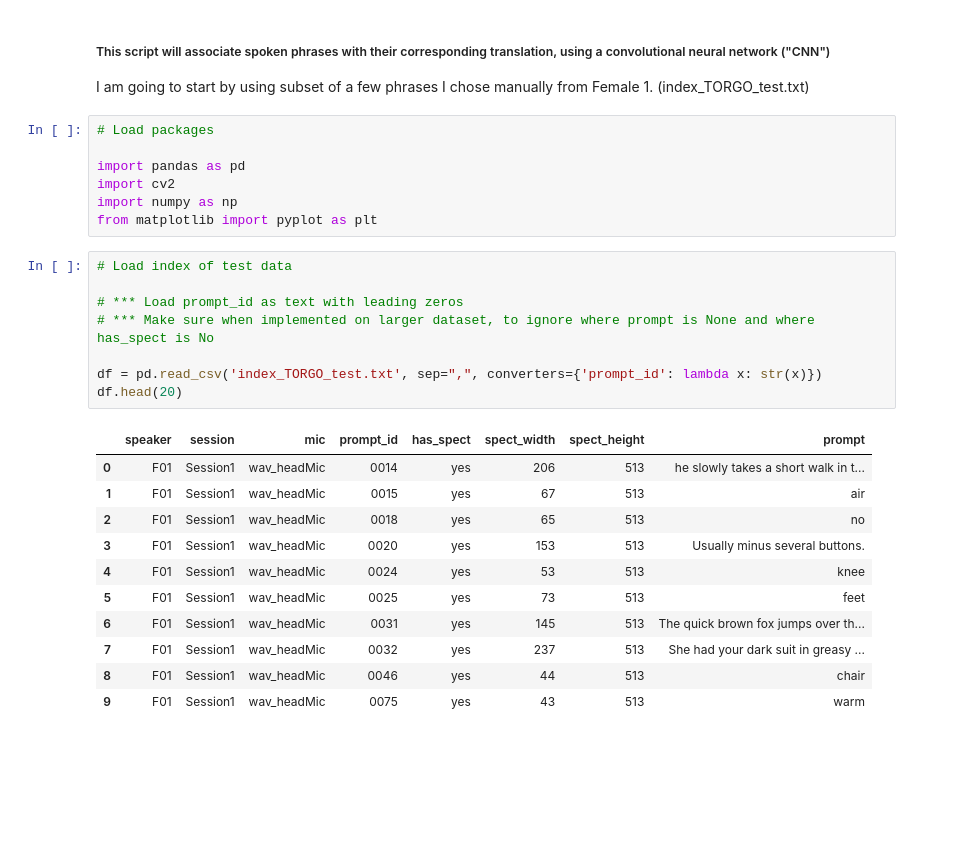
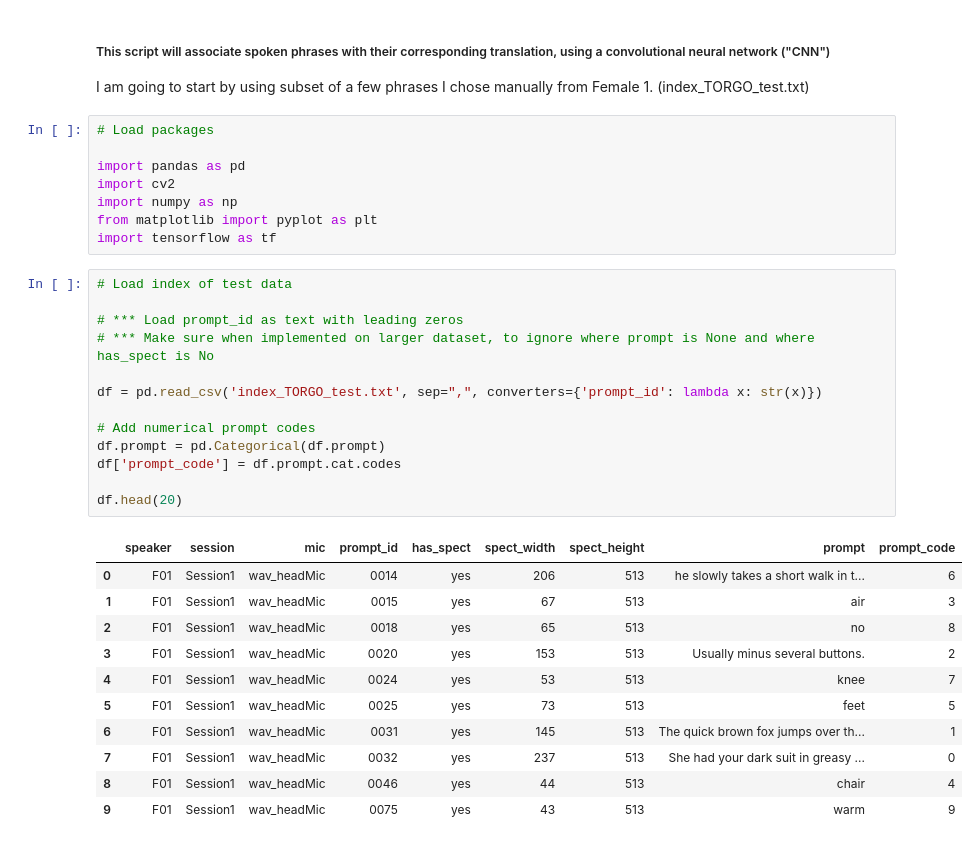
Before and after one commit to miketp333/mids_capstone, a Jupyter notebook: models/cnn.ipynb, the cells around one changed output. Saved outputs shown, nothing was run; the diff lists cells and outputs as text; blank space fills up the shorter version.

```diff
--- a/models/cnn.ipynb
+++ b/models/cnn.ipynb
@@ -9,26 +9,32 @@ import pandas as pd
 import cv2
 import numpy as np
 from matplotlib import pyplot as plt
+import tensorflow as tf
 # %%
 # Load index of test data
 
 # *** Load prompt_id as text with leading zeros
 # *** Make sure when implemented on larger dataset, to ignore where prompt is None and where has_spect is No
 
 df = pd.read_csv('index_TORGO_test.txt', sep=",", converters={'prompt_id': lambda x: str(x)})
+
+# Add numerical prompt codes
+df.prompt = pd.Categorical(df.prompt)
+df['prompt_code'] = df.prompt.cat.codes
+
 df.head(20)
 # %% [output]
-|  | speaker | session | mic | prompt_id | has_spect | spect_width | spect_height | prompt |
-| 0 | F01 | Session1 | wav_headMic | 0014 | yes | 206 | 513 | he slowly takes a short walk in t... |
-| 1 | F01 | Session1 | wav_headMic | 0015 | yes | 67 | 513 | air |
-| 2 | F01 | Session1 | wav_headMic | 0018 | yes | 65 | 513 | no |
-| 3 | F01 | Session1 | wav_headMic | 0020 | yes | 153 | 513 | Usually minus several buttons. |
-| 4 | F01 | Session1 | wav_headMic | 0024 | yes | 53 | 513 | knee |
-| 5 | F01 | Session1 | wav_headMic | 0025 | yes | 73 | 513 | feet |
-| 6 | F01 | Session1 | wav_headMic | 0031 | yes | 145 | 513 | The quick brown fox jumps over th... |
-| 7 | F01 | Session1 | wav_headMic | 0032 | yes | 237 | 513 | She had your dark suit in greasy ... |
-| 8 | F01 | Session1 | wav_headMic | 0046 | yes | 44 | 513 | chair |
-| 9 | F01 | Session1 | wav_headMic | 0075 | yes | 43 | 513 | warm |
+|  | speaker | session | mic | prompt_id | has_spect | spect_width | spect_height | prompt | prompt_code |
+| 0 | F01 | Session1 | wav_headMic | 0014 | yes | 206 | 513 | he slowly takes a short walk in t... | 6 |
+| 1 | F01 | Session1 | wav_headMic | 0015 | yes | 67 | 513 | air | 3 |
+| 2 | F01 | Session1 | wav_headMic | 0018 | yes | 65 | 513 | no | 8 |
+| 3 | F01 | Session1 | wav_headMic | 0020 | yes | 153 | 513 | Usually minus several buttons. | 2 |
+| 4 | F01 | Session1 | wav_headMic | 0024 | yes | 53 | 513 | knee | 7 |
+| 5 | F01 | Session1 | wav_headMic | 0025 | yes | 73 | 513 | feet | 5 |
+| 6 | F01 | Session1 | wav_headMic | 0031 | yes | 145 | 513 | The quick brown fox jumps over th... | 1 |
+| 7 | F01 | Session1 | wav_headMic | 0032 | yes | 237 | 513 | She had your dark suit in greasy ... | 0 |
+| 8 | F01 | Session1 | wav_headMic | 0046 | yes | 44 | 513 | chair | 4 |
+| 9 | F01 | Session1 | wav_headMic | 0075 | yes | 43 | 513 | warm | 9 |
 # %% [markdown]
 ### 1) Pad Images
 
```
Also changed, not shown: parts of 20 cells of this notebook.
